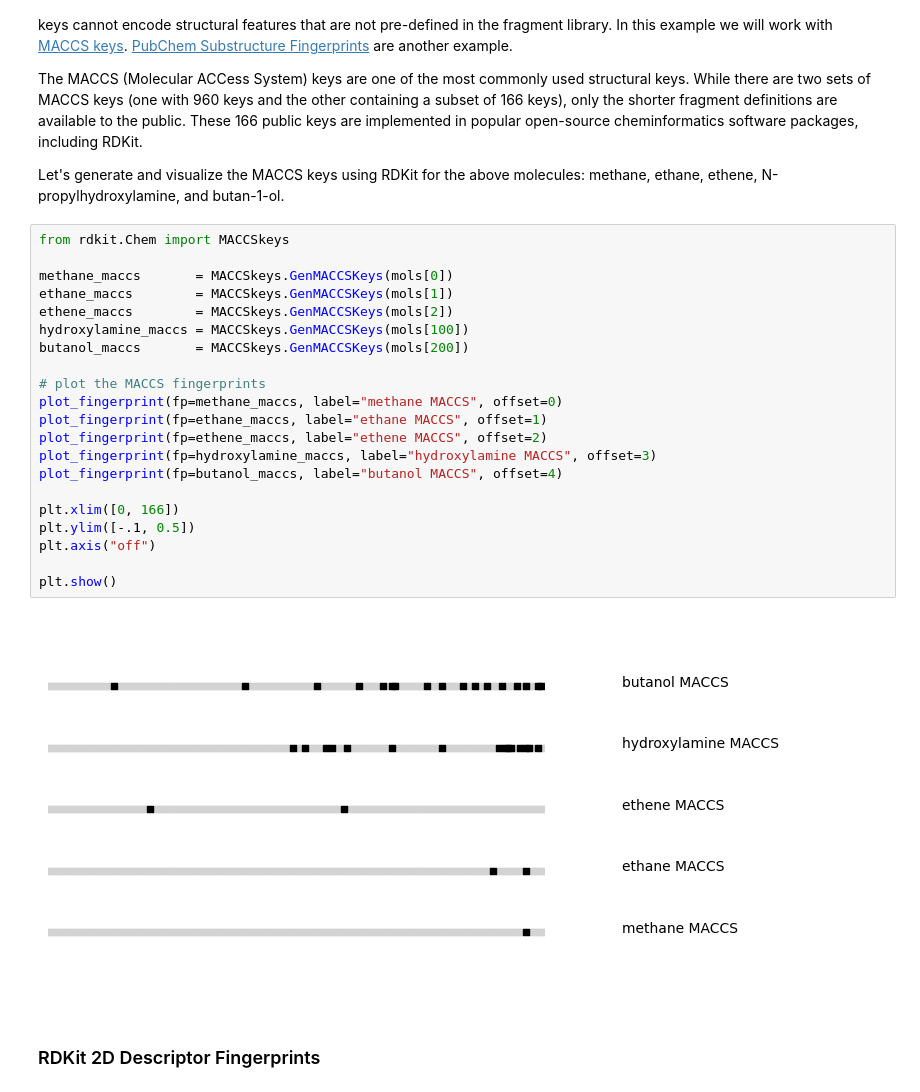
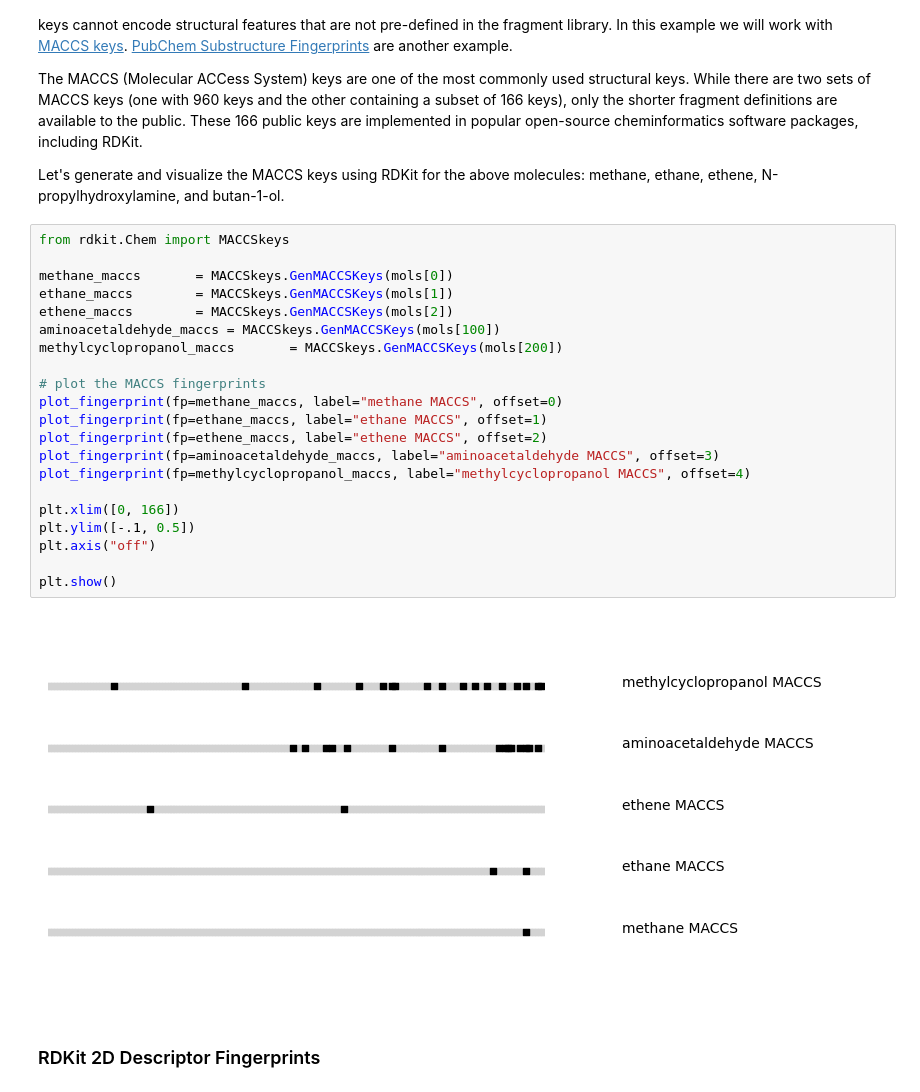
Before and after one commit to rhyan10/unsupervised-learning-molecular-systems, a Jupyter notebook: 1-Representations-and-Descriptors/1-Tutorial.ipynb, the cells around one changed output. Cells and saved outputs as stored; diff of their text form.

```diff
--- a/1-Representations-and-Descriptors/1-Tutorial.ipynb
+++ b/1-Representations-and-Descriptors/1-Tutorial.ipynb
@@ -219,26 +264,26 @@ Let's generate and visualize the MACCS keys using RDKit for the above molecules:
 # %%
 from rdkit.Chem import MACCSkeys
 
 methane_maccs       = MACCSkeys.GenMACCSKeys(mols[0])
 ethane_maccs        = MACCSkeys.GenMACCSKeys(mols[1])
 ethene_maccs        = MACCSkeys.GenMACCSKeys(mols[2])
-hydroxylamine_maccs = MACCSkeys.GenMACCSKeys(mols[100])
-butanol_maccs       = MACCSkeys.GenMACCSKeys(mols[200])
+aminoacetaldehyde_maccs = MACCSkeys.GenMACCSKeys(mols[100])
+methylcyclopropanol_maccs       = MACCSkeys.GenMACCSKeys(mols[200])
 
 # plot the MACCS fingerprints
 plot_fingerprint(fp=methane_maccs, label="methane MACCS", offset=0)
 plot_fingerprint(fp=ethane_maccs, label="ethane MACCS", offset=1)
 plot_fingerprint(fp=ethene_maccs, label="ethene MACCS", offset=2)
-plot_fingerprint(fp=hydroxylamine_maccs, label="hydroxylamine MACCS", offset=3)
-plot_fingerprint(fp=butanol_maccs, label="butanol MACCS", offset=4)
+plot_fingerprint(fp=aminoacetaldehyde_maccs, label="aminoacetaldehyde MACCS", offset=3)
+plot_fingerprint(fp=methylcyclopropanol_maccs, label="methylcyclopropanol MACCS", offset=4)
 
 plt.xlim([0, 166])
 plt.ylim([-.1, 0.5])
 plt.axis("off")
 
 plt.show()
 # %% [output]
-[figure, old version]
+[figure, new version]
 # %% [markdown]
 ### RDKit 2D Descriptor Fingerprints
 # %%
```
Also changed, not shown: parts of 12 cells of this notebook, 1 other file.
